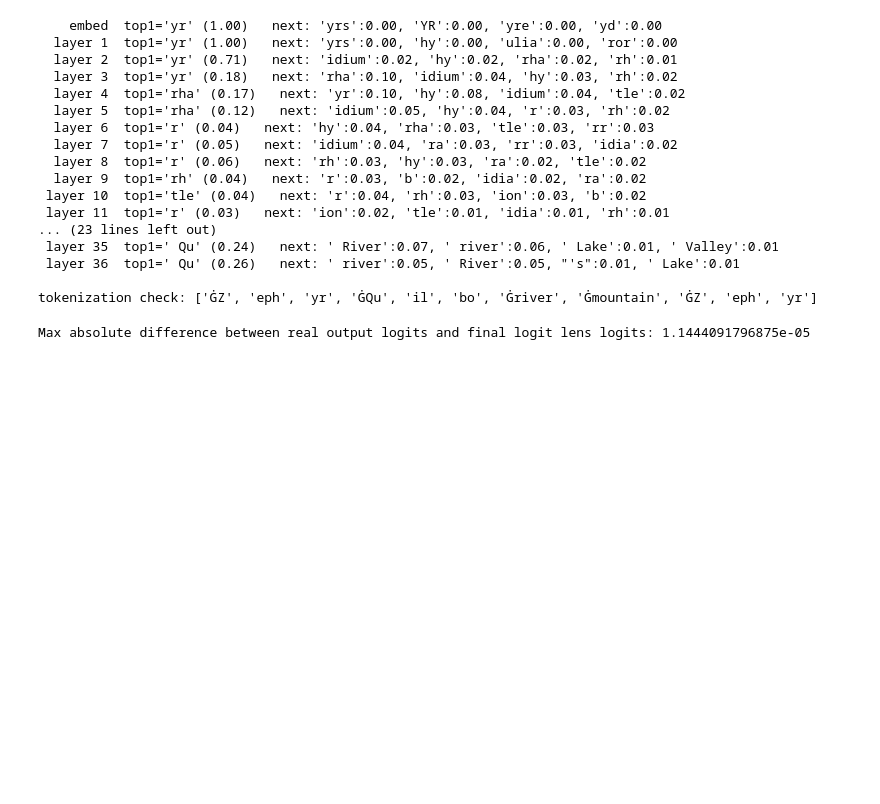
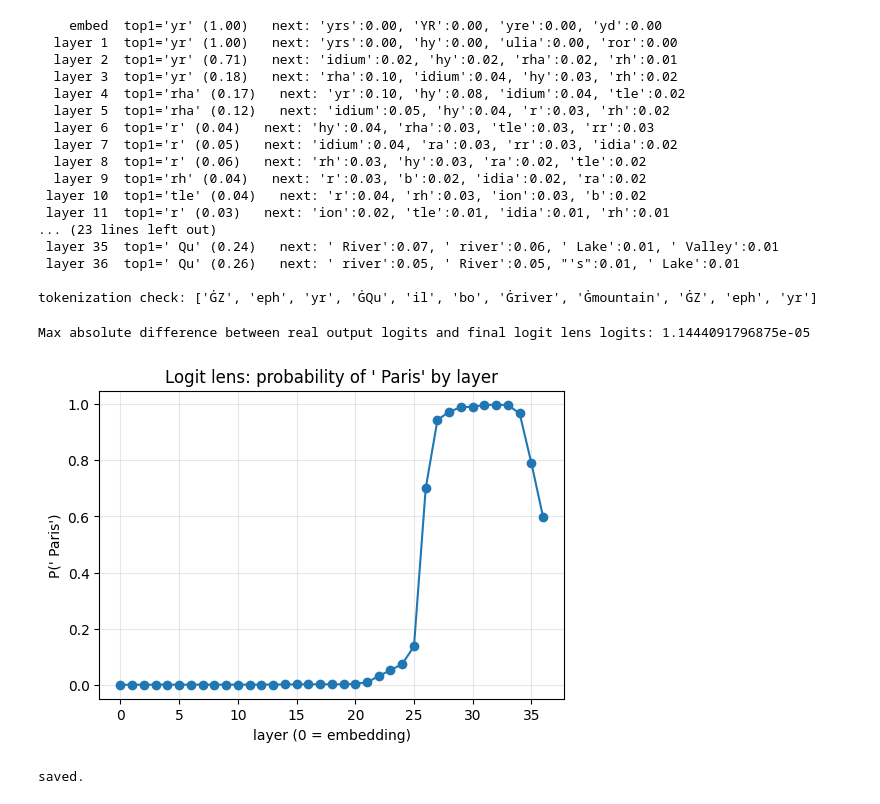
Before and after one commit to Rohanrbharadwaj/VLM-Interpretability, a Jupyter notebook: logit_lens_gpt2_sanity.ipynb, the cells around one changed output. Saved outputs shown, nothing was run; the diff lists cells and outputs as text; code cells hidden in the pictures; blank space fills up the shorter version.

Commit message:
Kaggle Notebook | logit_lens_gpt2_sanity | cached results, completed implementation on gpt2

```diff
--- a/logit_lens_gpt2_sanity.ipynb
+++ b/logit_lens_gpt2_sanity.ipynb
@@ -131,3 +132,47 @@ print("Max absolute difference between real output logits and final logit lens l
 assert max_diff < 1e-3, "Error in logit lens implementation."
 # %% [output]
 Max absolute difference between real output logits and final logit lens logits: 1.1444091796875e-05
+# %%
+@torch.no_grad()
+def token_prob_by_layer(model, hidden_states, tokenizer, target_token, position=-1):
+    ln_f = model.transformer.ln_f
+    lm_head = model.lm_head
+    target_id = tokenizer.encode(target_token)[0]
+    probs = []
+    for i, layer_hidden in enumerate(hidden_states):
+        h = layer_hidden[0, position, :]
+        if i < len(hidden_states) - 1:
+            h = ln_f(h)
+        logits = lm_head(h)
+        p = torch.softmax(logits, dim=-1)[target_id]
+        probs.append(float(p))
+    return probs
+# %%
+probs_paris = token_prob_by_layer(model, outputs.hidden_states, tokenizer, " Paris")
+
+plt.figure(figsize=(6, 4))
+plt.plot(range(len(probs_paris)), probs_paris, marker="o")
+plt.xlabel("layer (0 = embedding)")
+plt.ylabel("P(' Paris')")
+plt.title("Logit lens: probability of ' Paris' by layer")
+plt.grid(alpha=0.3)
+plt.savefig("/kaggle/working/logit_lens_paris.png", dpi=150, bbox_inches="tight")
+plt.show()
+# %% [output]
+[figure, added]
+# %%
+os.makedirs("/kaggle/working/cache", exist_ok=True)
+
+torch.save(
+    {
+        "prompt": prompt,
+        "lens_results": results,
+        "prompt2": prompt2,
+        "lens_results2": results2,
+        "probs_paris": probs_paris,
+    },
+    "/kaggle/working/cache/day1_gpt2_sanity.pt",
+)
+print("saved.")
+# %% [output]
+saved.
```
Also changed, not shown: parts of 1 cell of this notebook.
